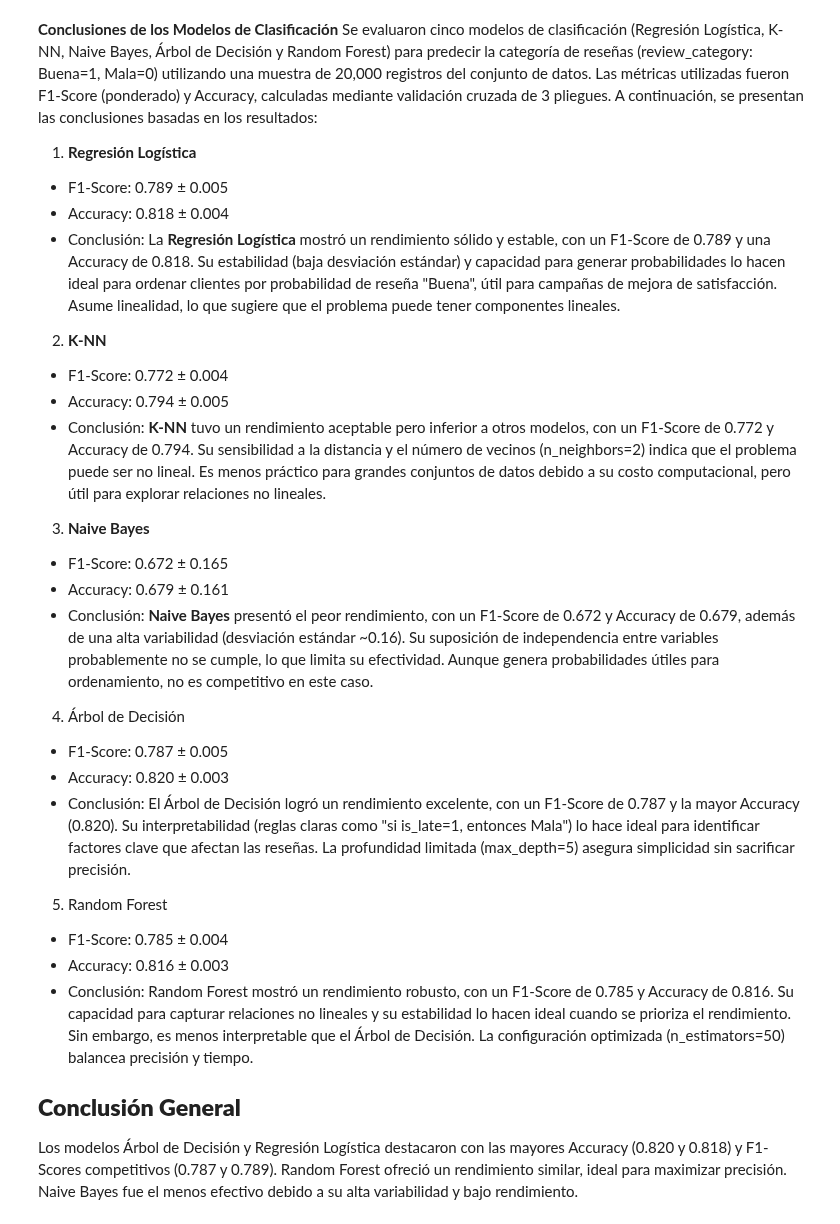
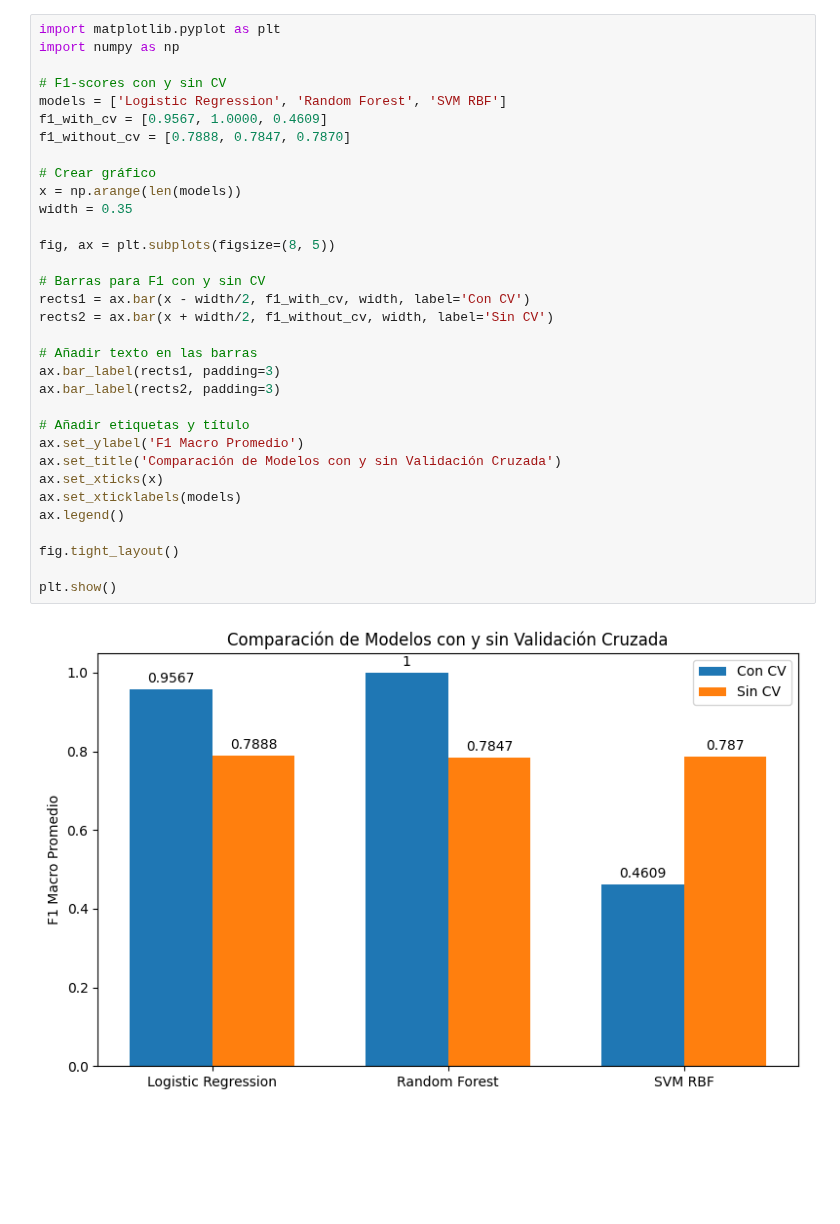
Before and after one commit to paulabaal12/PROY3-DM, a Jupyter notebook: Entrega 4/main.ipynb, the cells around one changed output. Cells and saved outputs as stored; diff of their text form; blank space fills up the shorter version.

Commit message:
entrega 4 done

```diff
--- a/Entrega 4/main.ipynb
+++ b/Entrega 4/main.ipynb
@@ -153,35 +96,35 @@ F1-Score: 0.672 ± 0.165
-# %% [markdown]
-**Conclusiones de los Modelos de Clasificación**
-Se evaluaron cinco modelos de clasificación (Regresión Logística, K-NN, Naive Bayes, Árbol de Decisión y Random Forest) para predecir la categoría de reseñas (review_category: Buena=1, Mala=0) utilizando una muestra de 20,000 registros del conjunto de datos. Las métricas utilizadas fueron F1-Score (ponderado) y Accuracy, calculadas mediante validación cruzada de 3 pliegues. A continuación, se presentan las conclusiones basadas en los resultados:
-1. **Regresión Logística**
-
-- F1-Score: 0.789 ± 0.005
-- Accuracy: 0.818 ± 0.004
-- Conclusión: La **Regresión Logística** mostró un rendimiento sólido y estable, con un F1-Score de 0.789 y una Accuracy de 0.818. Su estabilidad (baja desviación estándar) y capacidad para generar probabilidades lo hacen ideal para ordenar clientes por probabilidad de reseña "Buena", útil para campañas de mejora de satisfacción. Asume linealidad, lo que sugiere que el problema puede tener componentes lineales.
-
-2. **K-NN**
-
-- F1-Score: 0.772 ± 0.004
-- Accuracy: 0.794 ± 0.005
-- Conclusión: **K-NN** tuvo un rendimiento aceptable pero inferior a otros modelos, con un F1-Score de 0.772 y Accuracy de 0.794. Su sensibilidad a la distancia y el número de vecinos (n_neighbors=2) indica que el problema puede ser no lineal. Es menos práctico para grandes conjuntos de datos debido a su costo computacional, pero útil para explorar relaciones no lineales.
-
-3. **Naive Bayes**
-
-- F1-Score: 0.672 ± 0.165
-- Accuracy: 0.679 ± 0.161
-- Conclusión: **Naive Bayes** presentó el peor rendimiento, con un F1-Score de 0.672 y Accuracy de 0.679, además de una alta variabilidad (desviación estándar ~0.16). Su suposición de independencia entre variables probablemente no se cumple, lo que limita su efectividad. Aunque genera probabilidades útiles para ordenamiento, no es competitivo en este caso.
-
-4. Árbol de Decisión
-
-- F1-Score: 0.787 ± 0.005
-- Accuracy: 0.820 ± 0.003
-- Conclusión: El Árbol de Decisión logró un rendimiento excelente, con un F1-Score de 0.787 y la mayor Accuracy (0.820). Su interpretabilidad (reglas claras como "si is_late=1, entonces Mala") lo hace ideal para identificar factores clave que afectan las reseñas. La profundidad limitada (max_depth=5) asegura simplicidad sin sacrificar precisión.
-
-5. Random Forest
-
-- F1-Score: 0.785 ± 0.004
-- Accuracy: 0.816 ± 0.003
-- Conclusión: Random Forest mostró un rendimiento robusto, con un F1-Score de 0.785 y Accuracy de 0.816. Su capacidad para capturar relaciones no lineales y su estabilidad lo hacen ideal cuando se prioriza el rendimiento. Sin embargo, es menos interpretable que el Árbol de Decisión. La configuración optimizada (n_estimators=50) balancea precisión y tiempo.
-
-## **Conclusión General**
-Los modelos Árbol de Decisión y Regresión Logística destacaron con las mayores Accuracy (0.820 y 0.818) y F1-Scores competitivos (0.787 y 0.789). Random Forest ofreció un rendimiento similar, ideal para maximizar precisión. Naive Bayes fue el menos efectivo debido a su alta variabilidad y bajo rendimiento.
+# %%
+import matplotlib.pyplot as plt
+import numpy as np
+
+# F1-scores con y sin CV
+models = ['Logistic Regression', 'Random Forest', 'SVM RBF']
+f1_with_cv = [0.9567, 1.0000, 0.4609]
+f1_without_cv = [0.7888, 0.7847, 0.7870]
+
+# Crear gráfico
+x = np.arange(len(models))
+width = 0.35
+
+fig, ax = plt.subplots(figsize=(8, 5))
+
+# Barras para F1 con y sin CV
+rects1 = ax.bar(x - width/2, f1_with_cv, width, label='Con CV')
+rects2 = ax.bar(x + width/2, f1_without_cv, width, label='Sin CV')
+
+# Añadir texto en las barras
+ax.bar_label(rects1, padding=3)
+ax.bar_label(rects2, padding=3)
+
+# Añadir etiquetas y título
+ax.set_ylabel('F1 Macro Promedio')
+ax.set_title('Comparación de Modelos con y sin Validación Cruzada')
+ax.set_xticks(x)
+ax.set_xticklabels(models)
+ax.legend()
+
+fig.tight_layout()
+
+plt.show()
+# %% [output]
+[figure, added]
```
Also changed, not shown: parts of 17 cells of this notebook, 2 other files.
